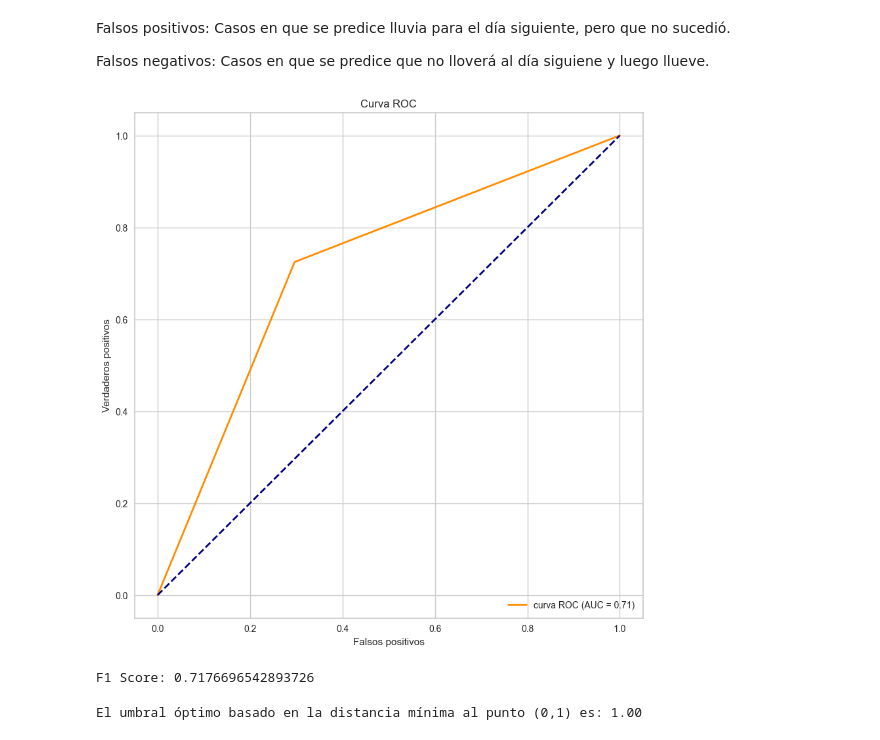
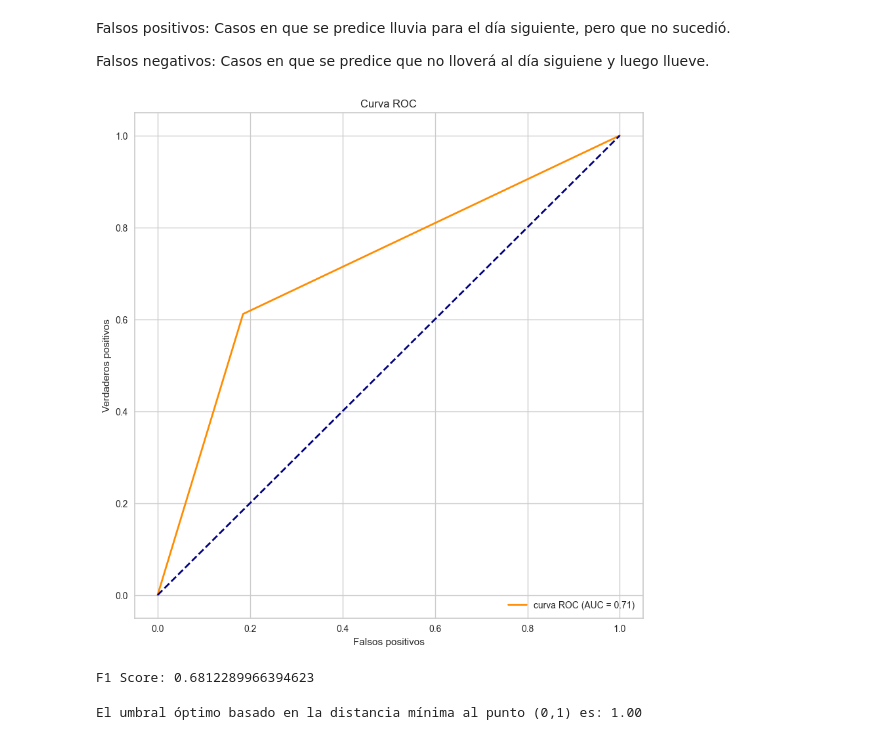
Before and after one commit to iairborgo/AA1-TUIA-Borgo-Nardi-Nardi, a Jupyter notebook: TP-clasificacion-AA1.ipynb, the cells around one changed output. Drawn from its saved outputs; the diff is of its cells as text; code cells hidden in the pictures.

```diff
--- a/TP-clasificacion-AA1.ipynb
+++ b/TP-clasificacion-AA1.ipynb
@@ -487,24 +519,24 @@ Las dos características principales son: ['Humidity3pm', 'Pressure3pm']
 # %%
 humidity_threshold = 0
-cloud_threshold = 0
+cloud_threshold = 5
 
-y_regla_ingeua = []
+y_regla_bi_var = []
 for i in range(len(X_test)):
     humidity = X_test['Humidity3pm'].iloc[i]
     cloud = X_test['Cloud3pm'].iloc[i]
 
     if humidity > humidity_threshold and cloud > cloud_threshold:
-        y_regla_ingeua.append(1)
+        y_regla_bi_var.append(1)
     else:
-        y_regla_ingeua.append(0)
+        y_regla_bi_var.append(0)
 
-print(classification_report(y_test, y_regla_ingeua))
+print(classification_report(y_test, y_regla_bi_var))
 
-mcc = matthews_corrcoef(y_test, y_regla_ingeua)     # correlación entre las predicciones y las etiquetas reales, MCC de +1 indica una predicción perfecta
+mcc = matthews_corrcoef(y_test, y_regla_bi_var)     # correlación entre las predicciones y las etiquetas reales, MCC de +1 indica una predicción perfecta
 
 print(f"Matthews Correlation Coefficient (MCC): {mcc:.2f}")
 
-kappa = cohen_kappa_score(y_test, y_regla_ingeua)   # nivel de acuerdo entre las predicciones del modelo y las etiquetas reales, ajustando por la probabilidad de acuerdo que ocurriría al azar
+kappa = cohen_kappa_score(y_test, y_regla_bi_var)   # nivel de acuerdo entre las predicciones del modelo y las etiquetas reales, ajustando por la probabilidad de acuerdo que ocurriría al azar
 
 print(f"Cohen's Kappa: {kappa:.2f}")
 # %% [output]
@@ -542,22 +576,22 @@ Falsos negativos: Casos en que se predice que no lloverá al día siguiene y lue
 # %%
-fpr, tpr, thresholds = roc_curve(y_test, y_regla_ingeua)
+fpr, tpr, thresholds = roc_curve(y_test, y_regla_bi_var)
 roc_auc = auc(fpr, tpr)
 
 plt.figure(figsize=(10,10))
 plt.plot(fpr, tpr, color='darkorange', lw=2, label=f'curva ROC (AUC = {roc_auc:.2f})')
 plt.plot([0, 1], [0, 1], color='navy', lw=2, linestyle='--')
 plt.xlabel('Falsos positivos')
 plt.ylabel('Verdaderos positivos')
 plt.title('Curva ROC')
 plt.legend(loc="lower right")
 plt.show()
 # %% [output]
-[figure, old version]
+[figure, new version]
 # %%
-f1 = f1_score(y_test, y_regla_ingeua)
+f1 = f1_score(y_test, y_regla_bi_var)
 print(f"F1 Score: {f1}")
 # %% [output]
-F1 Score: 0.7176696542893726
+F1 Score: 0.6812289966394623
 # %%
 distances = np.sqrt((1 - tpr)**2 + (fpr)**2)
 optimal_idx = np.argmin(distances)
```
Also changed, not shown: parts of 22 cells of this notebook.
